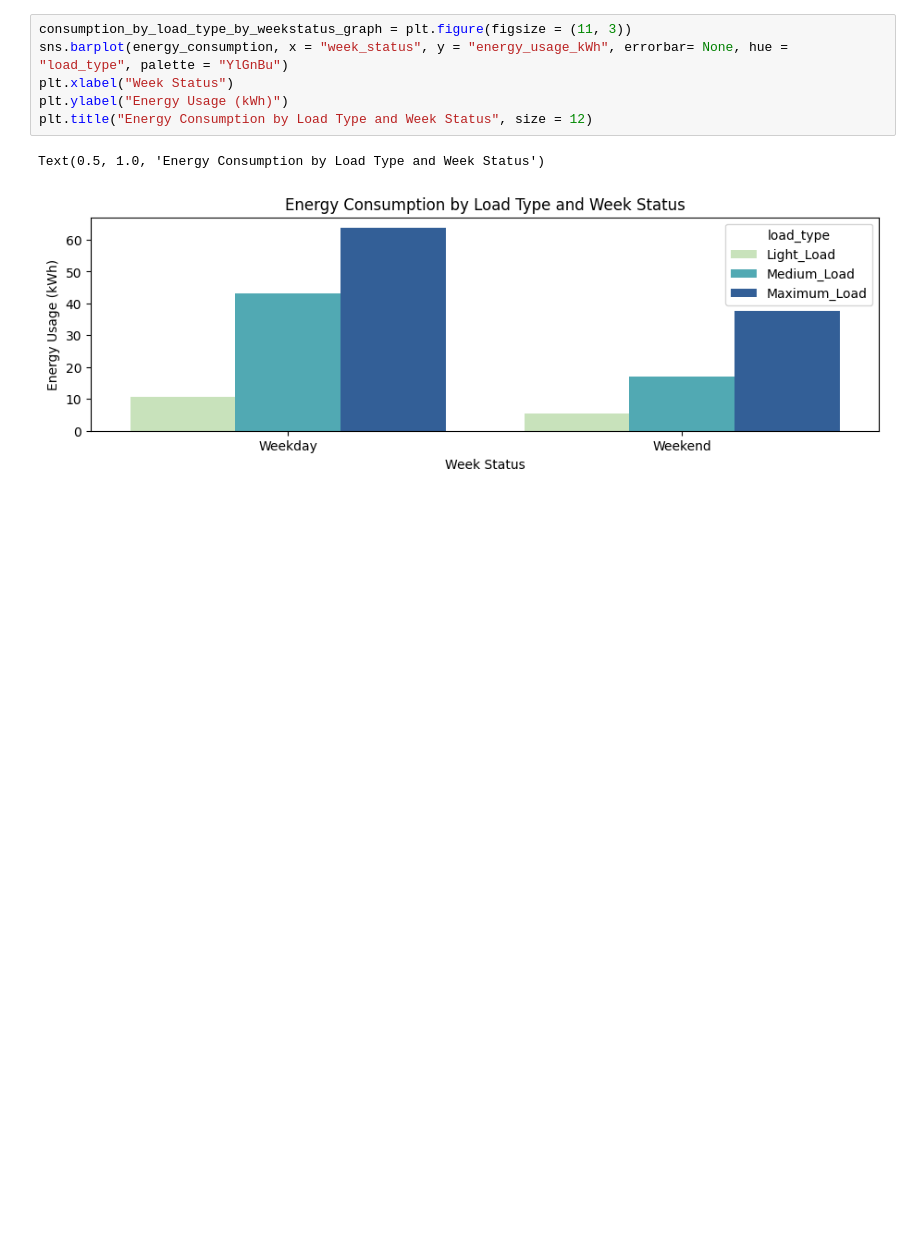
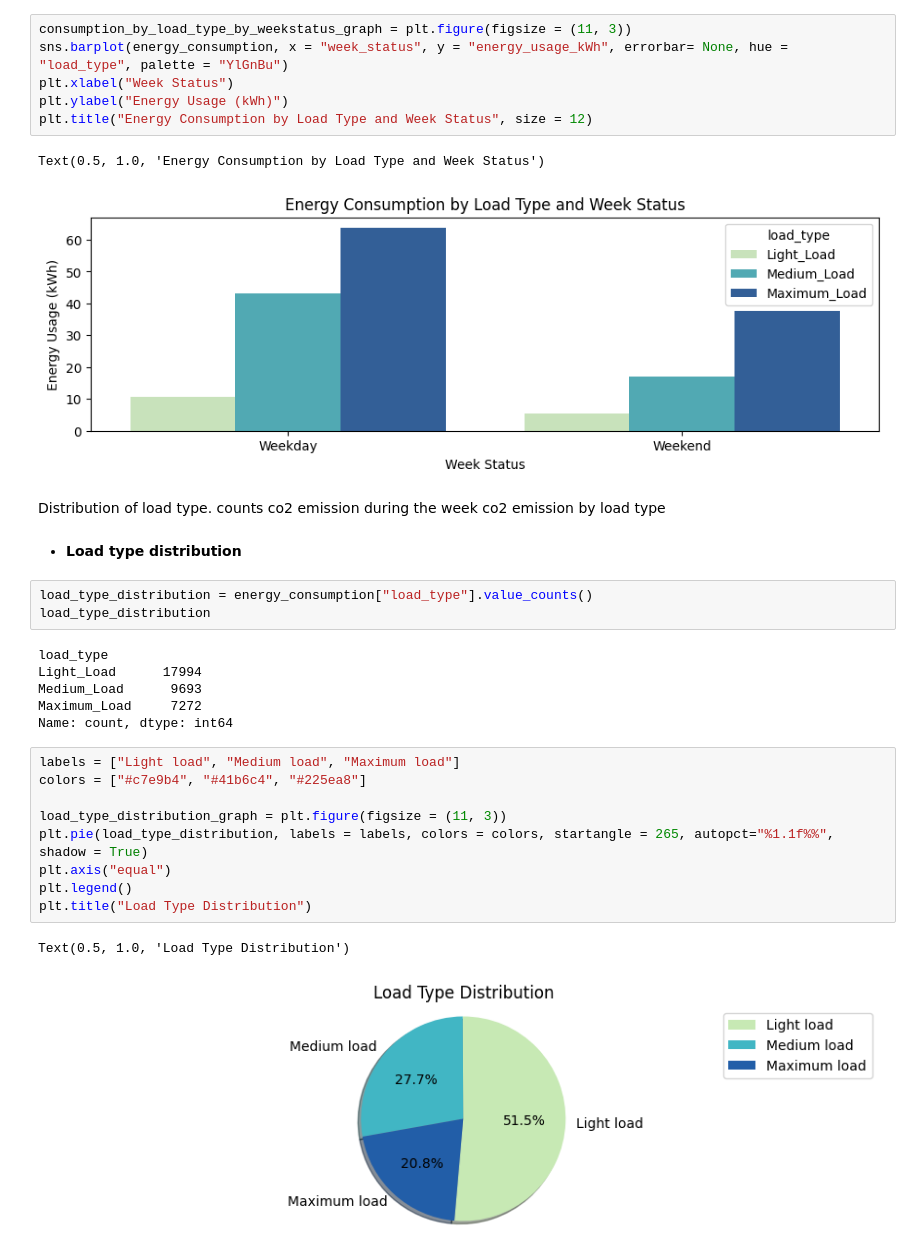
Before and after one commit to herrerovir/Steel-industry-energy-consumption-forecasting, a Jupyter notebook: Steel-industry-energy-consumption-forecasting.ipynb, the cells around one changed output. Saved outputs shown, nothing was run; the diff lists cells and outputs as text; blank space fills up the shorter version.

```diff
--- a/Steel-industry-energy-consumption-forecasting.ipynb
+++ b/Steel-industry-energy-consumption-forecasting.ipynb
@@ -567,3 +567,30 @@ plt.title("Energy Consumption by Load Type and Week Status", size = 12)
 # %% [output]
 Text(0.5, 1.0, 'Energy Consumption by Load Type and Week Status')
 [figure]
+# %% [markdown]
+Distribution of load type. counts
+co2 emission during the week
+co2 emission by load type
+# %% [markdown]
+* **Load type distribution**
+# %%
+load_type_distribution = energy_consumption["load_type"].value_counts()
+load_type_distribution
+# %% [output]
+load_type
+Light_Load      17994
+Medium_Load      9693
+Maximum_Load     7272
+Name: count, dtype: int64
+# %%
+labels = ["Light load", "Medium load", "Maximum load"]
+colors = ["#c7e9b4", "#41b6c4", "#225ea8"]
+
+load_type_distribution_graph = plt.figure(figsize = (11, 3))
+plt.pie(load_type_distribution, labels = labels, colors = colors, startangle = 265, autopct="%1.1f%%", shadow = True)
+plt.axis("equal")
+plt.legend()
+plt.title("Load Type Distribution")
+# %% [output]
+Text(0.5, 1.0, 'Load Type Distribution')
+[figure, added]
```
Also changed, not shown: parts of 4 cells of this notebook.
